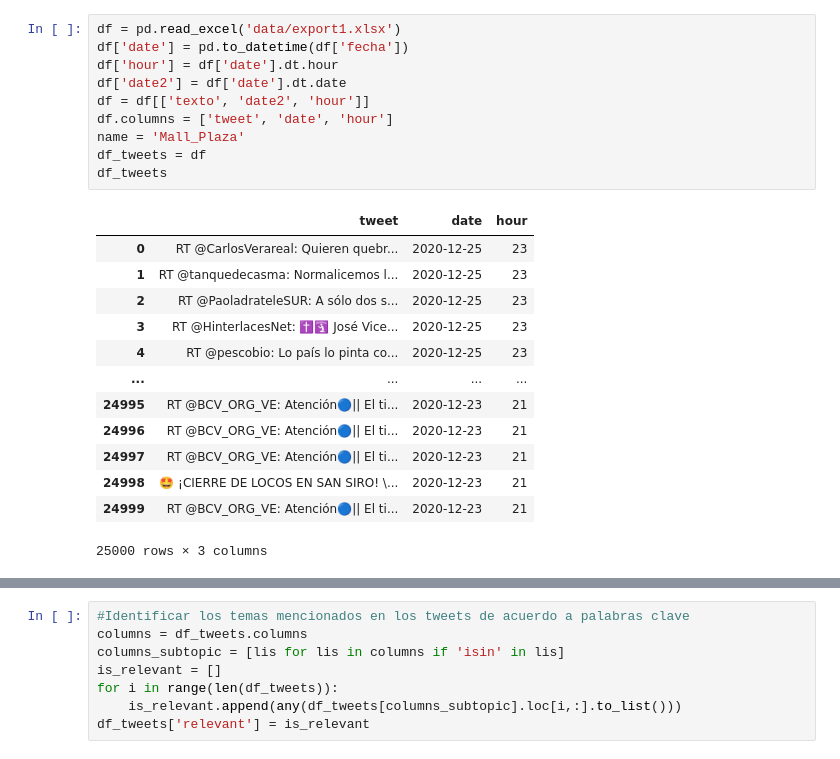
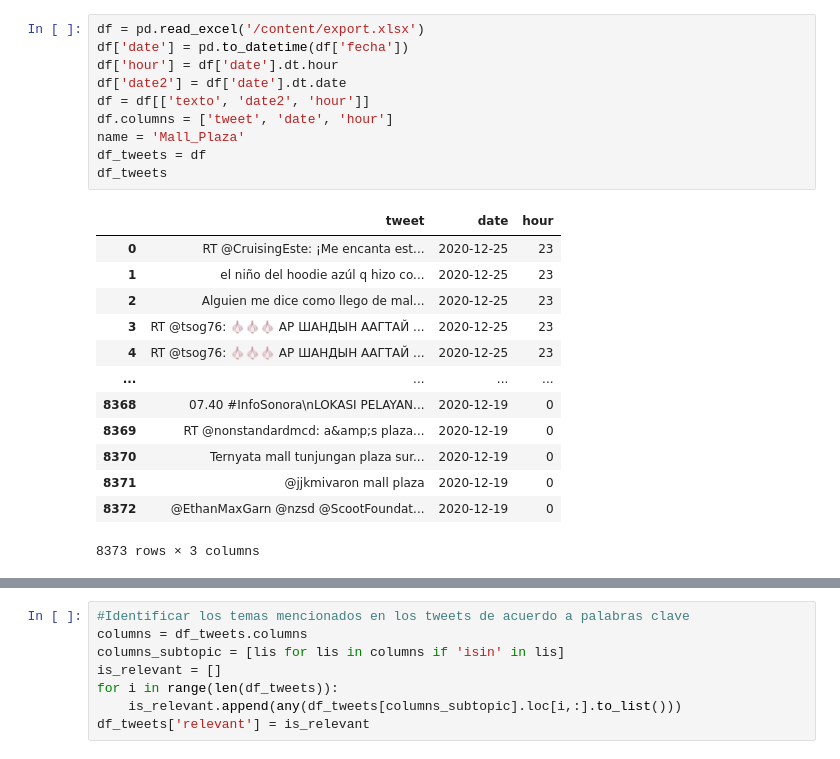
Before and after one commit to Renevelasquezcarcamo/risk-tool-project, a Jupyter notebook: main_time.ipynb, the cells around one changed output, grey strips where cells are left out. Saved outputs shown, nothing was run; the diff lists cells and outputs as text.

```diff
--- a/main_time.ipynb
+++ b/main_time.ipynb
@@ -16,24 +39,24 @@ ModuleNotFoundError: No module named 'pysentimiento'
 # %%
-df = pd.read_excel('data/export1.xlsx')
+df = pd.read_excel('/content/export.xlsx')
 df['date'] = pd.to_datetime(df['fecha'])
 df['hour'] = df['date'].dt.hour
 df['date2'] = df['date'].dt.date
 df = df[['texto', 'date2', 'hour']]
 df.columns = ['tweet', 'date', 'hour']
 name = 'Mall_Plaza'
 df_tweets = df
 df_tweets
 # %% [output]
 |  | tweet | date | hour |
-| 0 | RT @CarlosVerareal: Quieren quebr... | 2020-12-25 | 23 |
-| 1 | RT @tanquedecasma: Normalicemos l... | 2020-12-25 | 23 |
-| 2 | RT @PaoladrateleSUR: A sólo dos s... | 2020-12-25 | 23 |
-| 3 | RT @HinterlacesNet: ✝️🛐 José Vice... | 2020-12-25 | 23 |
-| 4 | RT @pescobio: Lo país lo pinta co... | 2020-12-25 | 23 |
+| 0 | RT @CruisingEste: ¡Me encanta est... | 2020-12-25 | 23 |
+| 1 | el niño del hoodie azúl q hizo co... | 2020-12-25 | 23 |
+| 2 | Alguien me dice como llego de mal... | 2020-12-25 | 23 |
+| 3 | RT @tsog76: 🧄🧄🧄 АР ШАНДЫН ААГТАЙ ... | 2020-12-25 | 23 |
+| 4 | RT @tsog76: 🧄🧄🧄 АР ШАНДЫН ААГТАЙ ... | 2020-12-25 | 23 |
 | ... | ... | ... | ... |
-| 24995 | RT @BCV_ORG_VE: Atención🔵|| El ti... | 2020-12-23 | 21 |
-| 24996 | RT @BCV_ORG_VE: Atención🔵|| El ti... | 2020-12-23 | 21 |
-| 24997 | RT @BCV_ORG_VE: Atención🔵|| El ti... | 2020-12-23 | 21 |
-| 24998 | 🤩 ¡CIERRE DE LOCOS EN SAN SIRO! \... | 2020-12-23 | 21 |
-| 24999 | RT @BCV_ORG_VE: Atención🔵|| El ti... | 2020-12-23 | 21 |
+| 8368 | 07.40 #InfoSonora\nLOKASI PELAYAN... | 2020-12-19 | 0 |
+| 8369 | RT @nonstandardmcd: a&amp;s plaza... | 2020-12-19 | 0 |
+| 8370 | Ternyata mall tunjungan plaza sur... | 2020-12-19 | 0 |
+| 8371 | @jjkmivaron mall plaza | 2020-12-19 | 0 |
+| 8372 | @EthanMaxGarn @nzsd @ScootFoundat... | 2020-12-19 | 0 |
-25000 rows × 3 columns
+8373 rows × 3 columns
```
Also changed, not shown: parts of 14 cells of this notebook.
